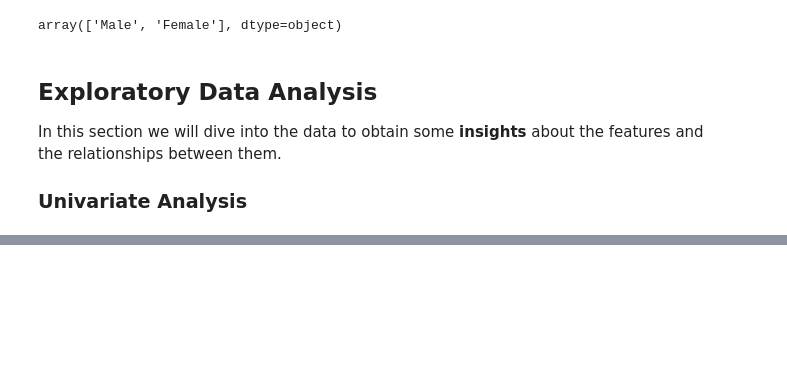
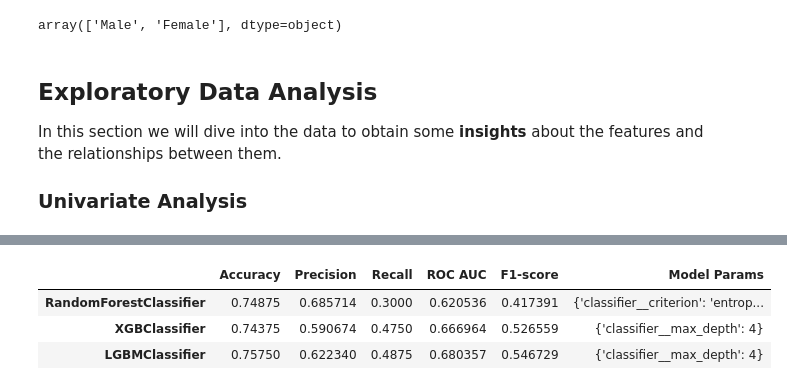
Before and after one commit to IgorTrevelin/data-science, a Jupyter notebook: german-credit-risk.ipynb, the cells around one changed output, grey strips where cells are left out. Drawn from its saved outputs; the diff is of its cells as text; code cells hidden in the pictures; blank space fills up the shorter version.

```diff
--- a/german-credit-risk.ipynb
+++ b/german-credit-risk.ipynb
@@ -481,0 +452,20 @@ Recall: 0.9214285714285714
+# %%
+enconding = ColumnTransformer([
+    ("encoder", ordinal_encoder, [col for col in df.columns if not is_numeric_dtype(df[col]) and col is not "good_or_bad"])
+], remainder="passthrough")
+
+base_model = Pipeline([
+    ("encoding", enconding),
+    ("classifier", DecisionTreeClassifier(random_state=seed, max_depth=3))
+])
+
+preds = cross_val_predict(base_model, X_train, y_train, n_jobs=-1)
+accuracy, precision, recall, roc, f1 = metrics(y_train, preds)
+
+pd.DataFrame(data={
+    "Accuracy": [accuracy],
+    "Precision": [precision],
+    "Recall": [recall],
+    "ROC AUC": [roc],
+    "F1-score": [f1]
+})
@@ -481,0 +475,68 @@ Recall: 0.9214285714285714
+# %%
+ordinal_encoder = OrdinalEncoder()
+
+tests = {
+    "RandomForestClassifier": {
+        "model": Pipeline([
+            ("encoding", enconding),
+            ("classifier", RandomForestClassifier(random_state=seed))
+        ]),
+        "params": {
+            "classifier__criterion": ["gini", "entropy", "log_loss"],
+            "classifier__max_depth": np.arange(2, 8)
+        }
+    },
+    "XGBClassifier": {
+        "model": Pipeline([
+            ("encoding", enconding),
+            ("classifier", XGBClassifier(random_state=seed))
+        ]),
+        "params": {
+            "classifier__max_depth": np.arange(2, 8)
+        }
+    },
+    "LGBMClassifier": {
+        "model": Pipeline([
+            ("encoding", enconding),
+            ("classifier", LGBMClassifier(random_state=seed))
+        ]),
+        "params": {
+            "classifier__max_depth": np.arange(2, 8)
+        }
+    }
+}
+
+names = []
+accuracy = []
+precision = []
+recall = []
+roc = []
+f1 = []
+best_params = []
+for name, test in tests.items():
+    gscv = GridSearchCV(test["model"], test["params"], n_jobs=-1, scoring="accuracy")
+    gscv.fit(X_train, y_train)
+
+    preds = cross_val_predict(gscv.best_estimator_, X_train, y_train, n_jobs=-1)
+    _accuracy, _precision, _recall, _roc, _f1 = metrics(y_train, preds)
+    names.append(name)
+    accuracy.append(_accuracy)
+    precision.append(_precision)
+    recall.append(_recall)
+    roc.append(_roc)
+    f1.append(_f1)
+    best_params.append(gscv.best_params_)
+
+pd.DataFrame(data={
+    "Accuracy": accuracy,
+    "Precision": precision,
+    "Recall": recall,
+    "ROC AUC": roc,
+    "F1-score": f1,
+    "Model Params": best_params
+}, index=names)
+# %% [output]
+|  | Accuracy | Precision | Recall | ROC AUC | F1-score | Model Params |
+| RandomForestClassifier | 0.74875 | 0.685714 | 0.3000 | 0.620536 | 0.417391 | {'classifier__criterion': 'entrop... |
+| XGBClassifier | 0.74375 | 0.590674 | 0.4750 | 0.666964 | 0.526559 | {'classifier__max_depth': 4} |
+| LGBMClassifier | 0.75750 | 0.622340 | 0.4875 | 0.680357 | 0.546729 | {'classifier__max_depth': 4} |
```
Also changed, not shown: parts of 13 cells of this notebook.
